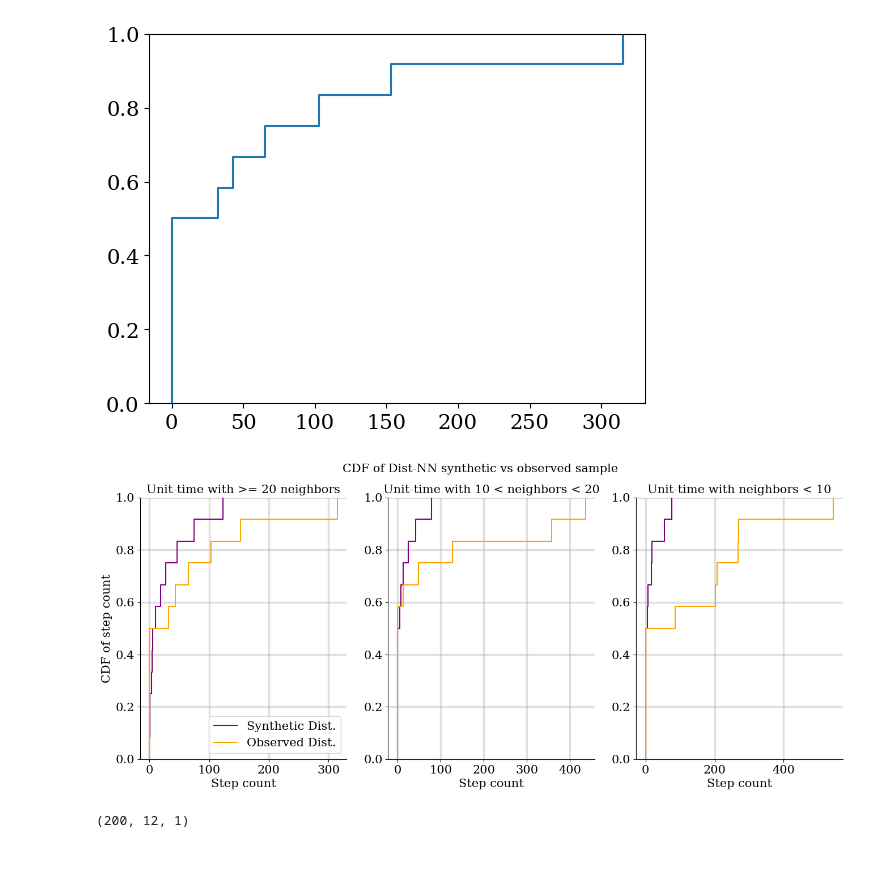
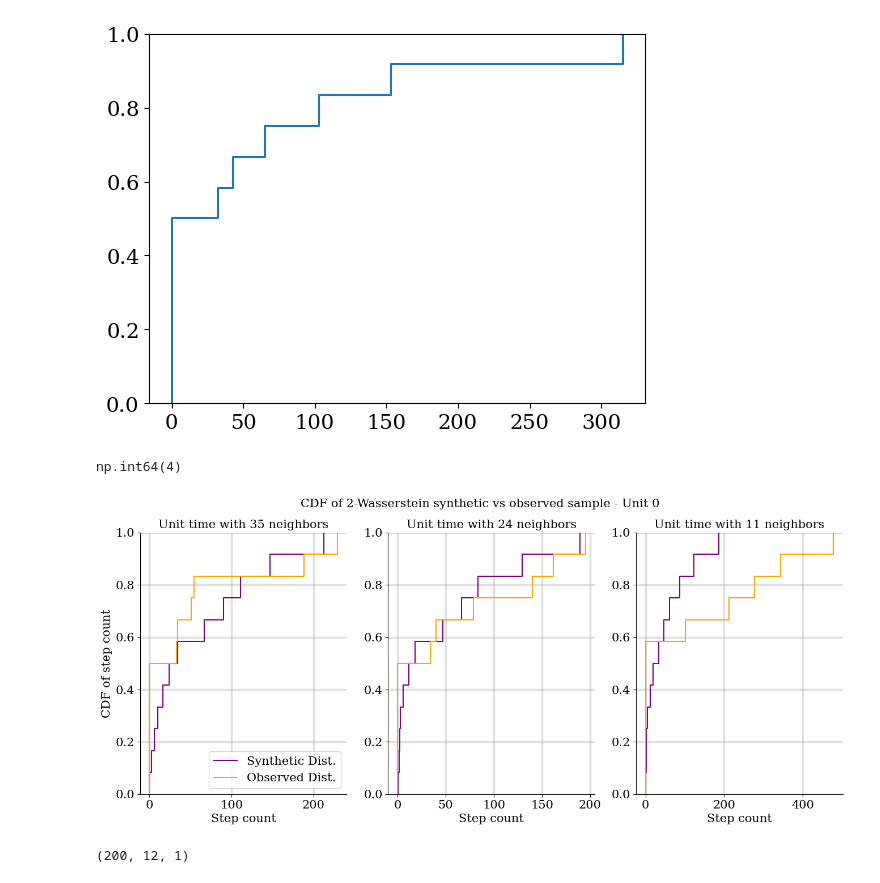
Before and after one commit to calebchin/Heartsteps-DNN, a Jupyter notebook: notebooks/plots.ipynb, the cells around one changed output. Cells and saved outputs as stored; diff of their text form; code cells hidden in the pictures.

```diff
--- a/notebooks/plots.ipynb
+++ b/notebooks/plots.ipynb
@@ -46,13 +43,13 @@ mss = ['x', 'o', '>', 's', 'D', '>', 'D', '>', 's', 'o', 'D']
 # %% [markdown]
 ## Import data
 # %%
-mmd_estimates_exp = np.load("../data_checkpoints/mmd_exp_estimates_v6.npy", allow_pickle = True)
-mmd_estimates_sq = np.load("../data_checkpoints/mmd_sq_estimates_v6.npy", allow_pickle = True)
-ws2_estimates = np.load("../data_checkpoints/ws2_estimates_v6.npy")
+# mmd_estimates_exp = np.load("../data_checkpoints/mmd_exp_estimates_v6.npy", allow_pickle = True)
+# mmd_estimates_sq = np.load("../data_checkpoints/mmd_sq_estimates_v6.npy", allow_pickle = True)
+# ws2_estimates = np.load("../data_checkpoints/ws2_estimates_v6.npy")
 
-nn_ws2 = np.load('../data_checkpoints/ws2_nncount_v6.npy')
-nn_mmd_exp = np.load('../data_checkpoints/mmd_exp_nncount_v6.npy')
-nn_mmd_sq = np.load('../data_checkpoints/mmd_sq_nncount_v6.npy')
+# nn_ws2 = np.load('../data_checkpoints/ws2_nncount_v6.npy')
+# nn_mmd_exp = np.load('../data_checkpoints/mmd_exp_nncount_v6.npy')
+# nn_mmd_sq = np.load('../data_checkpoints/mmd_sq_nncount_v6.npy')
 
 M_hs = np.load("../data_checkpoints/heartsteps_data.npy")
 A_hs = np.load("../data_checkpoints/heartsteps_mask.npy")
@@ -123,7 +120,9 @@ plt.hist(nn_ws2.flatten())
 [figure]
 # %%
 random.seed(a=30)
-high_nn_ws2= np.nonzero(nn_ws2[14] >= 20)
+high_nn_ws2= np.nonzero(nn_ws2[0] >= 30)
 rand_num = random.randrange(len(high_nn_ws2[0]))
-ws2_i = 14 #high_nn_ws2[0][rand_num]
+ws2_i = 0 #high_nn_ws2[0][rand_num]
 ws2_j = high_nn_ws2[0][rand_num]
+
+nn_ws2[ws2_i, ws2_j]
@@ -130,8 +135,10 @@ ws2_j = high_nn_ws2[0][rand_num]
 # %%
-random.seed(a=15)
-mid_nn_ws2 = np.nonzero((nn_ws2[14] < 20) & (nn_ws2[14] > 10))
+random.seed(a=200)
+mid_nn_ws2 = np.nonzero((nn_ws2[0] < 30) & (nn_ws2[0] > 20))
 print(len(mid_nn_ws2[0]))
 rand_num = random.randrange(len(mid_nn_ws2[0]))
-ws2_i_mid = 14 #mid_nn_ws2[0][rand_num]
+ws2_i_mid = 0#mid_nn_ws2[0][rand_num]
 ws2_j_mid = mid_nn_ws2[0][rand_num]
+
+nn_ws2[ws2_i_mid, ws2_j_mid]
 # %% [output]
@@ -139,8 +151,10 @@ ws2_j_mid = mid_nn_ws2[0][rand_num]
 # %%
 random.seed(a=40)
-poor_nn_ws2 = np.nonzero((nn_ws2[14] < 20))
+poor_nn_ws2 = np.nonzero((nn_ws2[0] <= 15))
 print(len(poor_nn_ws2[0]))
 rand_num = random.randrange(len(poor_nn_ws2[0]))
-ws2_i_poor = 14 #poor_nn_ws2[0][rand_num]
+ws2_i_poor = 0 #poor_nn_ws2[0][rand_num]
 ws2_j_poor = poor_nn_ws2[0][rand_num]
+
+nn_ws2[ws2_i_poor][ws2_j_poor]
 # %% [output]
@@ -175,45 +190,49 @@ plt.ecdf(M_hs[ws2_i, ws2_j])
 # %% [output]
 <matplotlib.lines.Line2D at 0x...>
 [figure]
+# %%
+ws2_j_mid
+# %% [output]
+np.int64(4)
 # %%
 fig, (ax1, ax2, ax3) = plt.subplots(figsize = (16, 6), ncols = 3)
 
 ax1.ecdf(ws2_estimates[ws2_i, ws2_j].flatten(),color = "purple")
 ax1.ecdf(M_hs[ws2_i, ws2_j].flatten(), color="orange")
 ax1.legend(["Synthetic Dist."] + ["Observed Dist."])
 ax1.set_xlabel("Step count")
 ax1.set_ylabel("CDF of step count")
-ax1.set_title("Unit-time with >= 20 neighbors")
+ax1.set_title("Unit-time with 35 neighbors")
 
 ax2.ecdf(ws2_estimates[ws2_i_mid][ws2_j_mid].flatten(),color = "purple")
 ax2.ecdf(M_hs[ws2_i_mid, ws2_j_mid].flatten(), color="orange")
 ax2.set_xlabel("Step count")
-ax2.set_title("Unit-time with 10 < neighbors < 20")
+ax2.set_title("Unit-time with 24 neighbors")
 
 ax3.ecdf(ws2_estimates[ws2_i_poor][ws2_j_poor].flatten(),color = "purple")
 ax3.ecdf(M_hs[ws2_i_poor, ws2_j_poor].flatten(), color="orange")
 ax3.set_xlabel("Step count")
-ax3.set_title("Unit-time with neighbors < 10")
+ax3.set_title("Unit-time with 11 neighbors")
 
 ax1.spines['top'].set_visible(False)
 ax1.spines['right'].set_visible(False)
 ax1.grid(True, alpha=0.4)
 
 
 ax2.spines['top'].set_visible(False)
 ax2.spines['right'].set_visible(False)
 ax2.grid(True, alpha=0.4)
 
 
 ax3.spines['top'].set_visible(False)
 ax3.spines['right'].set_visible(False)
 ax3.grid(True, alpha=0.4)
 
-fig.suptitle("CDF of Dist-NN synthetic vs observed sample")
+fig.suptitle("CDF of 2-Wasserstein synthetic vs observed sample - Unit 0")
 #ks_error_ws2_estimates[ws2_i, ws2_j]
-plt.savefig("cdf_ws2_nn.pdf", bbox_inches = "tight")
+plt.savefig("cdf_ws2_nn_updated.pdf", bbox_inches = "tight")
 # %% [output]
-[figure, old version]
+[figure, new version]
 # %%
 M_hs[10].shape
 # %% [output]
```
Also changed, not shown: parts of 113 cells of this notebook, 13 other files.
